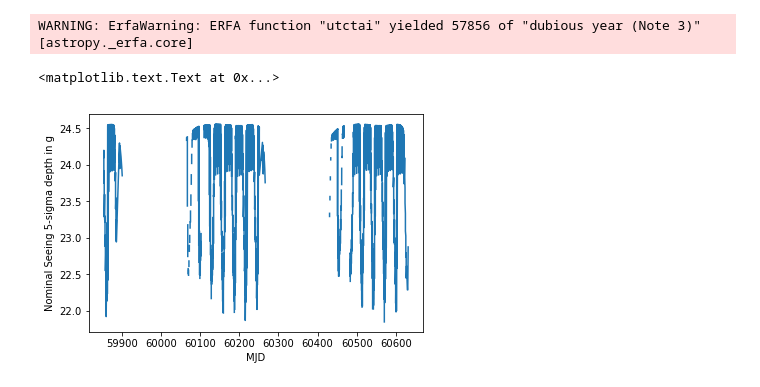
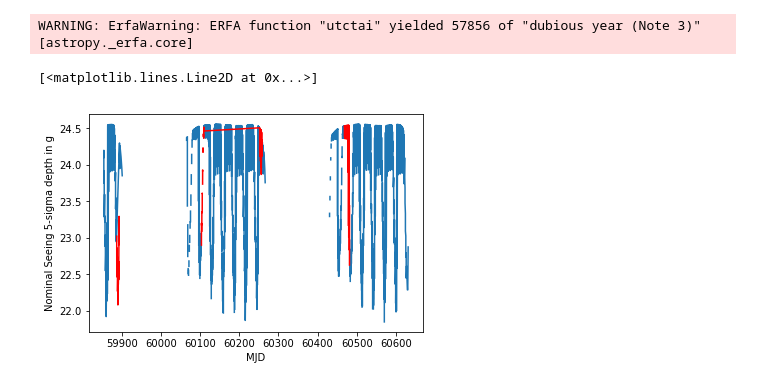
Before and after one commit to yoachim/20_Scratch, a Jupyter notebook: ddf_optimize/ddf_scheduling.ipynb, the cells around one changed output. Drawn from its saved outputs; the diff is of its cells as text; code cells hidden in the pictures.

Commit message:
plot downtime

```diff
--- a/ddf_optimize/ddf_scheduling.ipynb
+++ b/ddf_optimize/ddf_scheduling.ipynb
@@ -114,10 +114,15 @@ ddf_m5 = m5_flat_sed('g', g_sb, ddf_approx_fwhmEff, 30., ddf_airmass, nexp=1.)
 # %%
 # demand sun down past twilight, ddf is up, and observatory is open, and not too close to the moon
 good = np.where((ddf_airmass < airmass_limit) & (sun_altaz.alt < twilight_limit*u.deg) &
                 (ddf_airmass > 0) & (observatory_up == True) & (dist_to_moon > dist_to_moon_limit*u.deg))
 plt.plot(mjd[good], ddf_m5[good])
 plt.xlabel('MJD')
 plt.ylabel('Nominal Seeing 5-sigma depth in g')
+
+# Let's see if there's any downtime that is causing gaps
+good = np.where((ddf_airmass < airmass_limit) & (sun_altaz.alt < twilight_limit*u.deg) &
+                (ddf_airmass > 0) & (observatory_up == False) & (dist_to_moon > dist_to_moon_limit*u.deg))
+plt.plot(mjd[good], ddf_m5[good], color='red')
 # %% [output]
-<matplotlib.text.Text at 0x...>
+[<matplotlib.lines.Line2D at 0x...>]
-[figure, old version]
+[figure, new version]
```
Also changed, not shown: parts of 2 cells of this notebook.
